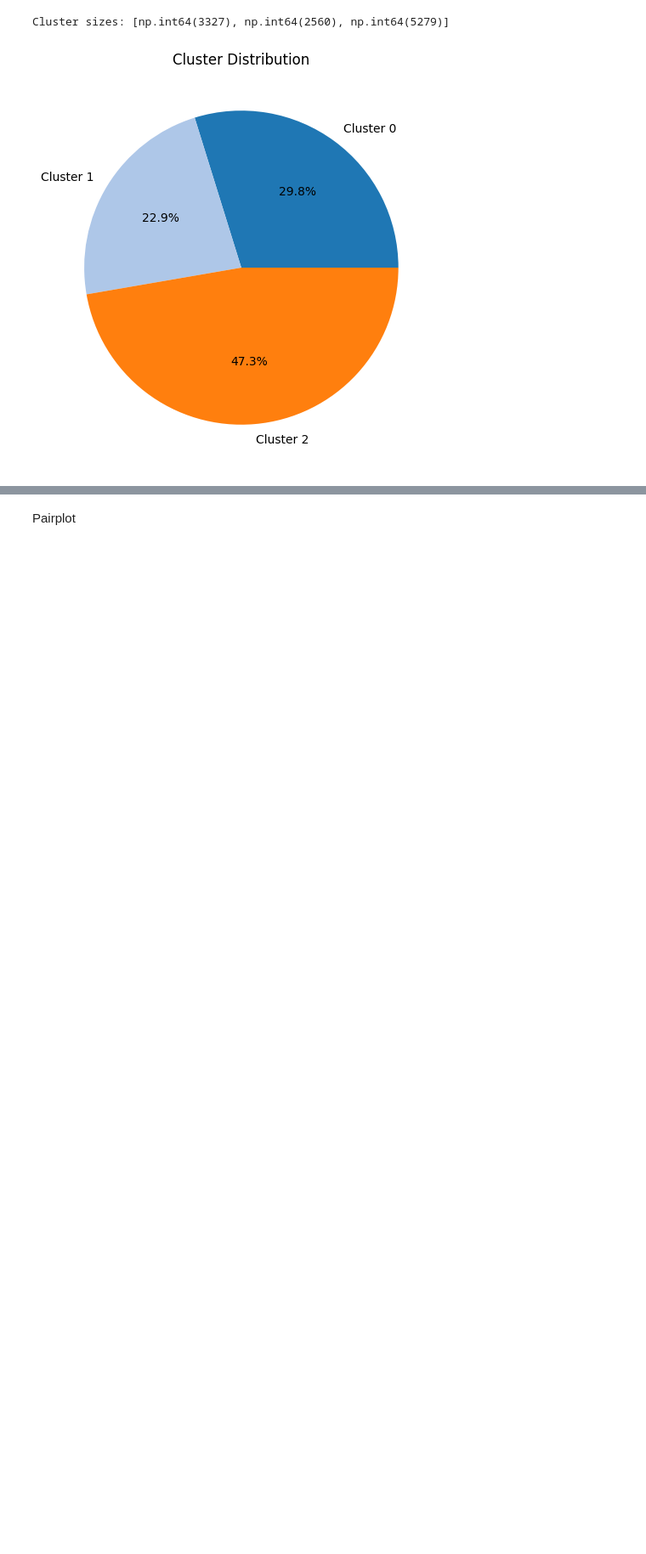
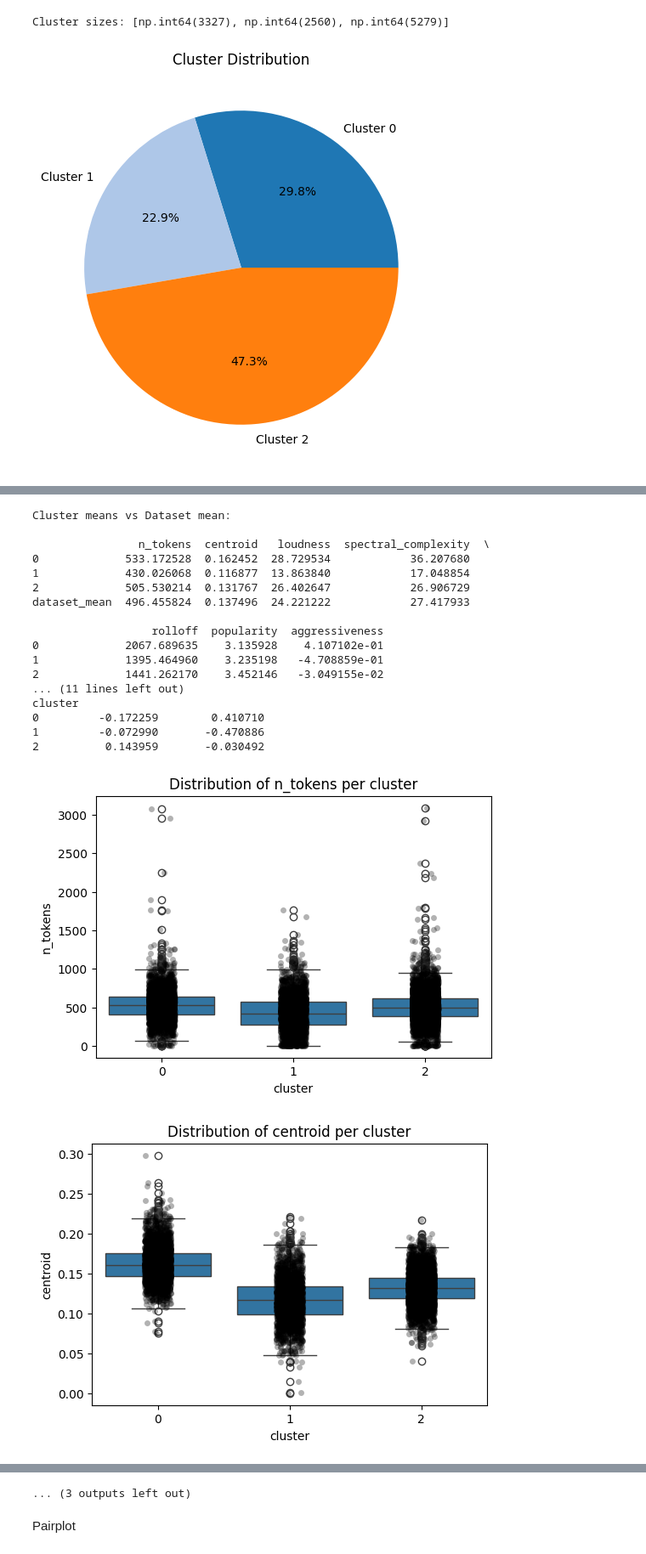
Before and after one commit to abderrahmane-salmi/UNIPI-Data-Mining-Project, a Jupyter notebook: task2/03_clustering_analysis.ipynb, the cells around one changed output, grey strips where cells are left out. Shown at 85% size. Saved outputs shown, nothing was run; the diff lists cells and outputs as text; code cells hidden in the pictures; blank space fills up the shorter version.

```diff
--- a/task2/03_clustering_analysis.ipynb
+++ b/task2/03_clustering_analysis.ipynb
@@ -409,0 +473,68 @@ Cluster sizes: [np.int64(3327), np.int64(2560), np.int64(5279)]
+# %%
+import pandas as pd
+import numpy as np
+
+# Create a dataframe with features + cluster labels
+X_plot = X.copy()
+X_plot['cluster'] = final_kmeans_clusters
+
+# Compute cluster means and dataset mean
+cluster_means = X_plot.groupby('cluster').mean()
+dataset_mean = X.mean().to_frame().T
+dataset_mean.index = ['dataset_mean']
+
+# Combine with concat
+summary = pd.concat([cluster_means, dataset_mean])
+
+print("Cluster means vs Dataset mean:\n")
+print(summary)
+
+# Deviation from dataset mean
+deviation = cluster_means - X.mean()
+print("\nDeviation from dataset mean:\n")
+print(deviation)
+
+# Plot distributions with boxplots
+import seaborn as sns
+import matplotlib.pyplot as plt
+
+for col in X.columns:
+    plt.figure(figsize=(6,4))
+    sns.boxplot(data=X_plot, x='cluster', y=col)
+    sns.stripplot(data=X_plot, x='cluster', y=col, color='black', alpha=0.3)
+    plt.title(f'Distribution of {col} per cluster')
+    plt.show()
+
+# KDE plots: cluster vs whole dataset
+for col in X.columns:
+    plt.figure(figsize=(6,4))
+    sns.kdeplot(X[col], label='Whole dataset', linewidth=2)
+    for cluster in np.unique(final_kmeans_clusters):
+        sns.kdeplot(
+            X_plot[X_plot.cluster == cluster][col],
+            label=f'Cluster {cluster}',
+            alpha=0.7
+        )
+    plt.title(f'KDE Comparison for {col}')
+    plt.legend()
+    plt.show()
+# %% [output]
+Cluster means vs Dataset mean:
+
+                n_tokens  centroid   loudness  spectral_complexity  \
+0             533.172528  0.162452  28.729534            36.207680
+1             430.026068  0.116877  13.863840            17.048854
+2             505.530214  0.131767  26.402647            26.906729
+dataset_mean  496.455824  0.137496  24.221222            27.417933
+
+                  rolloff  popularity  aggressiveness
+0             2067.689635    3.135928    4.107102e-01
+1             1395.464960    3.235198   -4.708859e-01
+2             1441.262170    3.452146   -3.049155e-02
+... (11 lines left out)
+cluster
+0         -0.172259        0.410710
+1         -0.072990       -0.470886
+2          0.143959       -0.030492
+[figure, added]
+[figure, added]
@@ -410,3 +550,4 @@ Cluster sizes: [np.int64(3327), np.int64(2560), np.int64(5279)]
+... (3 outputs left out)
 # %% [markdown]
 Pairplot
 # %%
```
Also changed, not shown: parts of 11 cells of this notebook.
